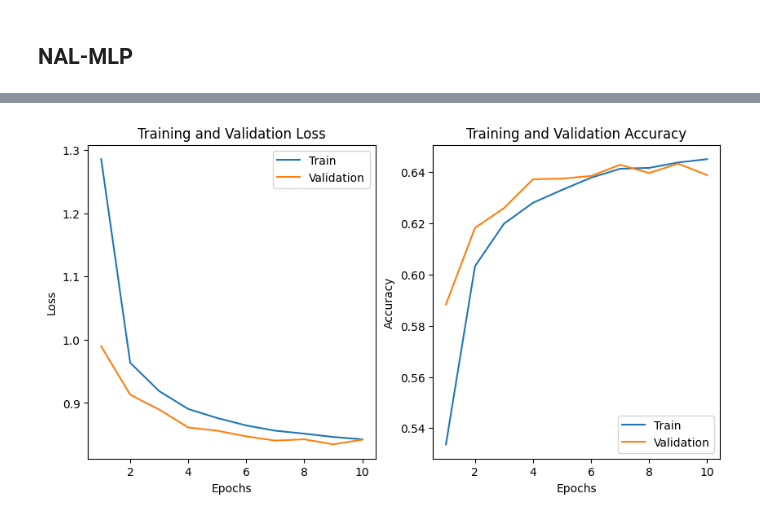
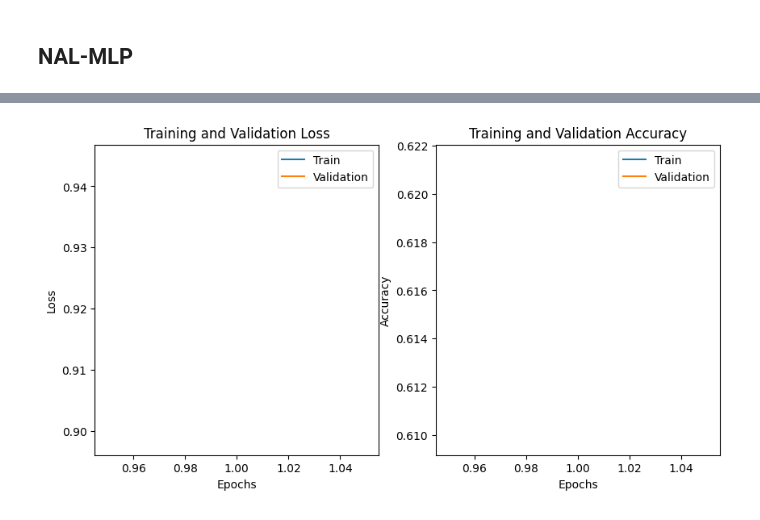
Before and after one commit to adityaahuja7/Advanced-Machine-Learning-CSE642-Assignments, a Jupyter notebook: Feature and Label Noise/Assignmen1_NAL.ipynb, the cells around one changed output, grey strips where cells are left out. Cells and saved outputs as stored; diff of their text form; code cells hidden in the pictures.

```diff
--- a/Feature and Label Noise/Assignmen1_NAL.ipynb
+++ b/Feature and Label Noise/Assignmen1_NAL.ipynb
@@ -23,9 +23,9 @@ device
 # %% [output]
 'cuda'
 # %%
-Noise_0_dataframe = pd.read_csv("Data/Assignment1/data_0_noise")
-Noise_Low_dataframe = pd.read_csv("Data/Assignment1/data_Low_noise")
-Noise_High_dataframe = pd.read_csv("Data/Assignment1/data_High_noise")
+Noise_0_dataframe = pd.read_csv("../Data/Assignment1/data_0_noise")
+Noise_Low_dataframe = pd.read_csv("../Data/Assignment1/data_Low_noise")
+Noise_High_dataframe = pd.read_csv("../Data/Assignment1/data_High_noise")
 # %%
 dataframe=Noise_High_dataframe
 target_column="target_10_val"
@@ -199,5 +199,5 @@ Model = NAL_MLP(modules,64,5)
 Model = Model.to(device)
 # %%
 optimizer = optim.Adam(Model.parameters(), lr=0.001, weight_decay=0.0001)
-train_model(Model,CustomLoss(50,no_of_class=5), optimizer,Noise_train_loader, Noise_test_loader,num_epochs=10)
+train_model(Model,CustomLoss(50,no_of_class=5), optimizer,Noise_train_loader, Noise_test_loader,num_epochs=1)
 # %% [output]
@@ -214 +205 @@ Epoch [10/10], Train Loss: 0.8425, Train Acc: 0.6451, Val Loss: 0.8420, Val Acc:
-[figure, old version]
+[figure, new version]
```
Also changed, not shown: parts of 1 cell of this notebook.
